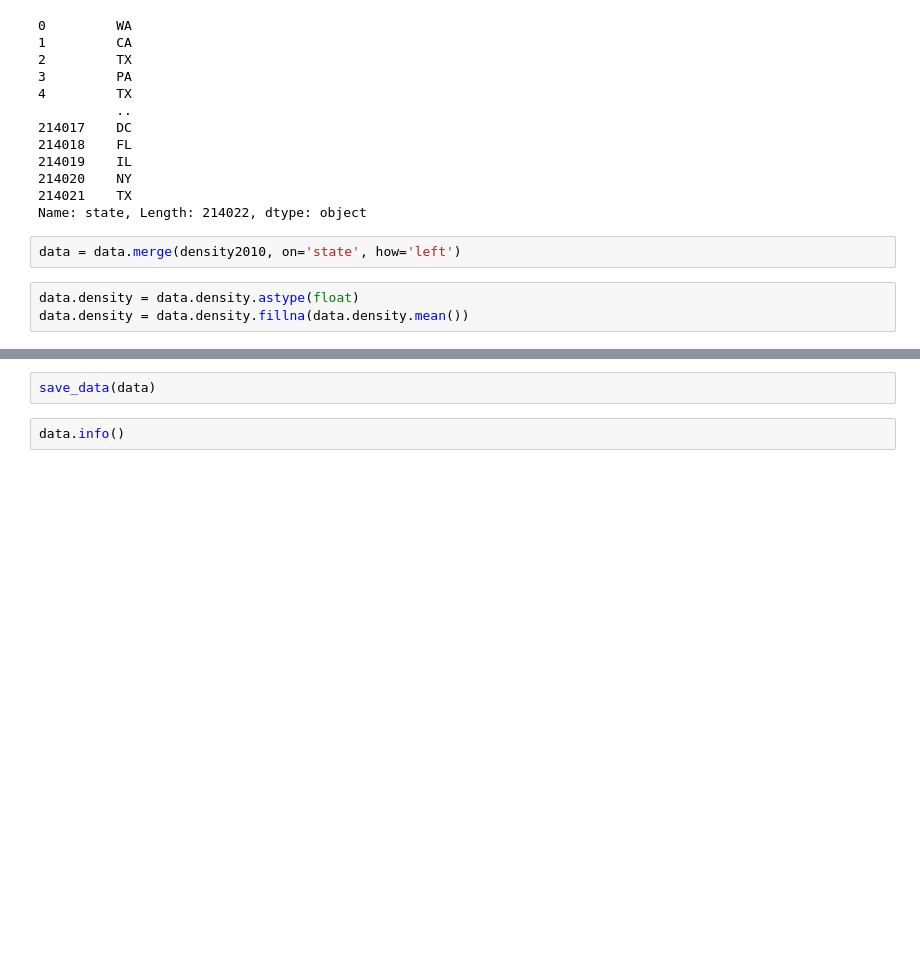
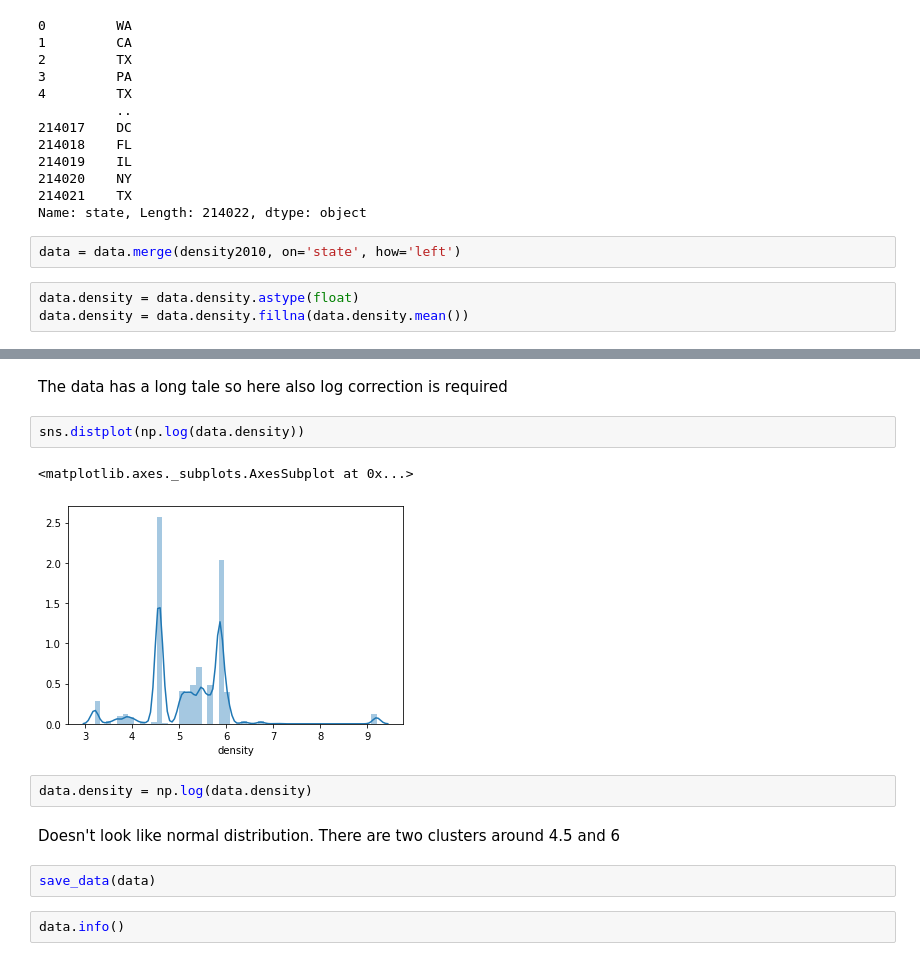
Before and after one commit to Ariellash/Final-DS, a Jupyter notebook: DataPreparation.ipynb, the cells around one changed output, grey strips where cells are left out. Saved outputs shown, nothing was run; the diff lists cells and outputs as text; blank space fills up the shorter version.

```diff
--- a/DataPreparation.ipynb
+++ b/DataPreparation.ipynb
@@ -942,3 +948,14 @@ data.density = data.density.fillna(data.density.mean())
+# %% [markdown]
+The data has a long tale so here also log correction is required
+# %%
+sns.distplot(np.log(data.density))
+# %% [output]
+<matplotlib.axes._subplots.AxesSubplot at 0x...>
+[figure, added]
+# %%
+data.density = np.log(data.density)
+# %% [markdown]
+Doesn't look like normal distribution. There are two clusters around 4.5 and 6
 # %%
 save_data(data)
 # %%
```
Also changed, not shown: parts of 8 cells of this notebook.
